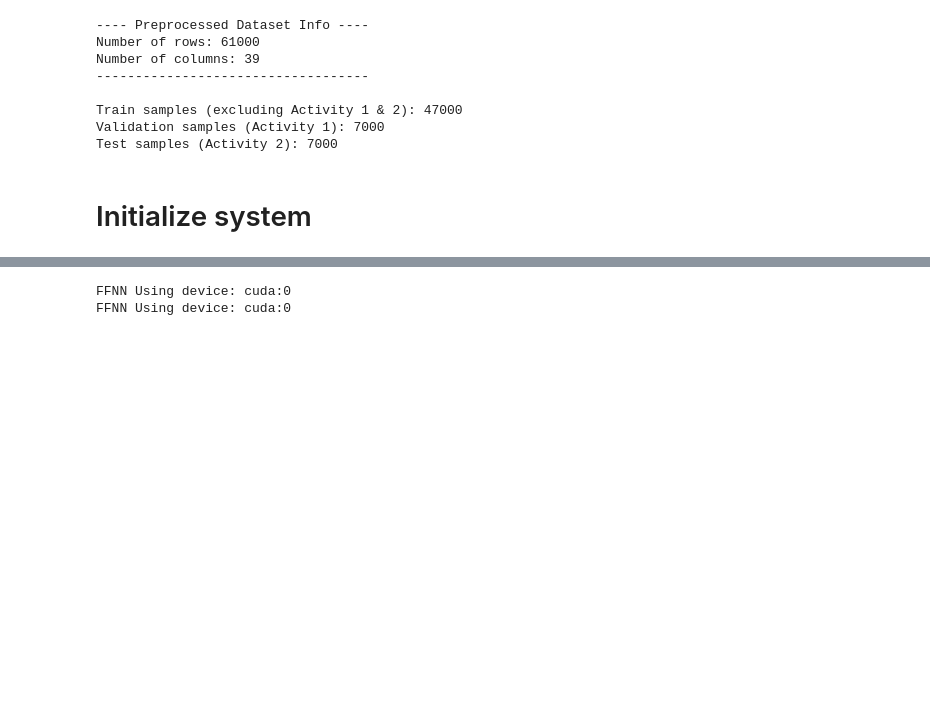
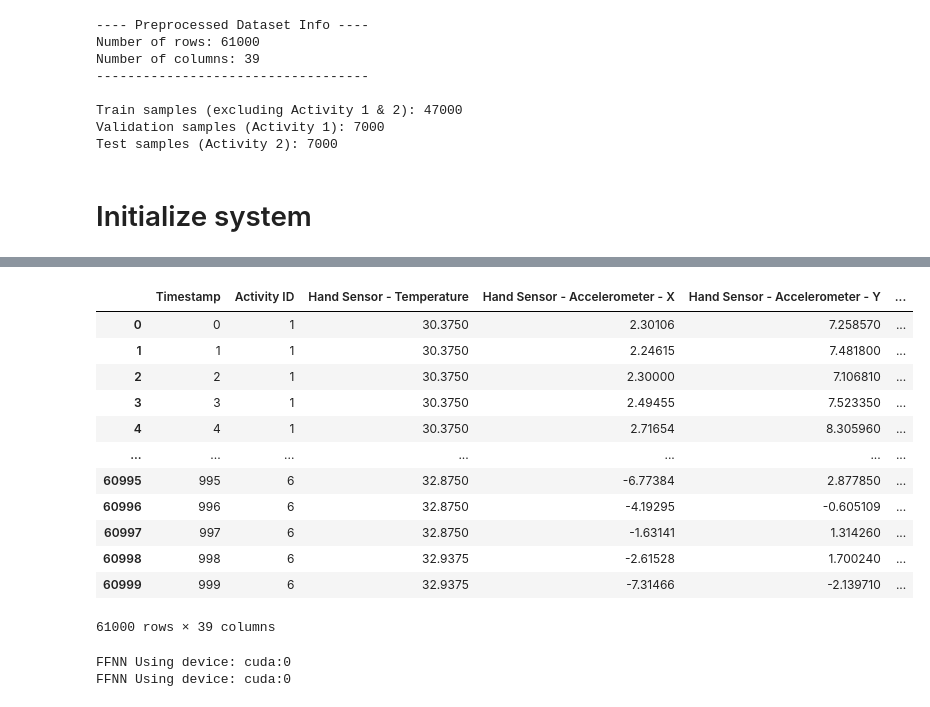
Before and after one commit to LucasHartmanWestern/cs_9170_project, a Jupyter notebook: main.ipynb, the cells around one changed output, grey strips where cells are left out. Drawn from its saved outputs; the diff is of its cells as text; code cells hidden in the pictures; blank space fills up the shorter version.

```diff
--- a/main.ipynb
+++ b/main.ipynb
@@ -176,3 +196,42 @@ Test samples (Activity 2): 7000
+# %%
+#reordering columns to be feature categorical-continous vs target categorical-continous
+col_order = ['Timestamp','Activity ID',
+             'Hand Sensor - Temperature', 'Hand Sensor - Accelerometer - X',
+             'Hand Sensor - Accelerometer - Y', 'Hand Sensor - Accelerometer - Z',
+             'Hand Sensor - Gyroscope - X', 'Hand Sensor - Gyroscope - Y',
+             'Hand Sensor - Gyroscope - Z', 'Hand Sensor - Magnetometer - X',
+             'Hand Sensor - Magnetometer - Y', 'Hand Sensor - Magnetometer - Z',
+             'Chest Sensor - Temperature', 'Chest Sensor - Accelerometer - X',
+             'Chest Sensor - Accelerometer - Y', 'Chest Sensor - Accelerometer - Z',
+             'Chest Sensor - Gyroscope - X', 'Chest Sensor - Gyroscope - Y',
+             'Chest Sensor - Gyroscope - Z', 'Chest Sensor - Magnetometer - X',
+             'Chest Sensor - Magnetometer - Y', 'Chest Sensor - Magnetometer - Z',
+             'Ankle Sensor - Temperature', 'Ankle Sensor - Accelerometer - X',
+             'Ankle Sensor - Accelerometer - Y', 'Ankle Sensor - Accelerometer - Z',
+             'Ankle Sensor - Gyroscope - X', 'Ankle Sensor - Gyroscope - Y',
+             'Ankle Sensor - Gyroscope - Z', 'Ankle Sensor - Magnetometer - X',
+             'Ankle Sensor - Magnetometer - Y', 'Ankle Sensor - Magnetometer - Z',
+             'Resting HR', 'Max HR',
+             'Height', 'Weight', 'Sex - Female', 'Heart Rate','Age']
+
+df = df[col_order]
+# df['Sex - Female'] += 1
+# %%
+df
+# %% [output]
+|  | Timestamp | Activity ID | Hand Sensor - Temperature | Hand Sensor - Accelerometer - X | Hand Sensor - Accelerometer - Y | ... |
+| 0 | 0 | 1 | 30.3750 | 2.30106 | 7.258570 | ... |
+| 1 | 1 | 1 | 30.3750 | 2.24615 | 7.481800 | ... |
+| 2 | 2 | 1 | 30.3750 | 2.30000 | 7.106810 | ... |
+| 3 | 3 | 1 | 30.3750 | 2.49455 | 7.523350 | ... |
+| 4 | 4 | 1 | 30.3750 | 2.71654 | 8.305960 | ... |
+| ... | ... | ... | ... | ... | ... | ... |
+| 60995 | 995 | 6 | 32.8750 | -6.77384 | 2.877850 | ... |
+| 60996 | 996 | 6 | 32.8750 | -4.19295 | -0.605109 | ... |
+| 60997 | 997 | 6 | 32.8750 | -1.63141 | 1.314260 | ... |
+| 60998 | 998 | 6 | 32.9375 | -2.61528 | 1.700240 | ... |
+| 60999 | 999 | 6 | 32.9375 | -7.31466 | -2.139710 | ... |
+61000 rows × 39 columns
 # %%
 random.seed(seed)
 np.random.seed(seed)
```
Also changed, not shown: parts of 5 cells of this notebook, 5 other files.
